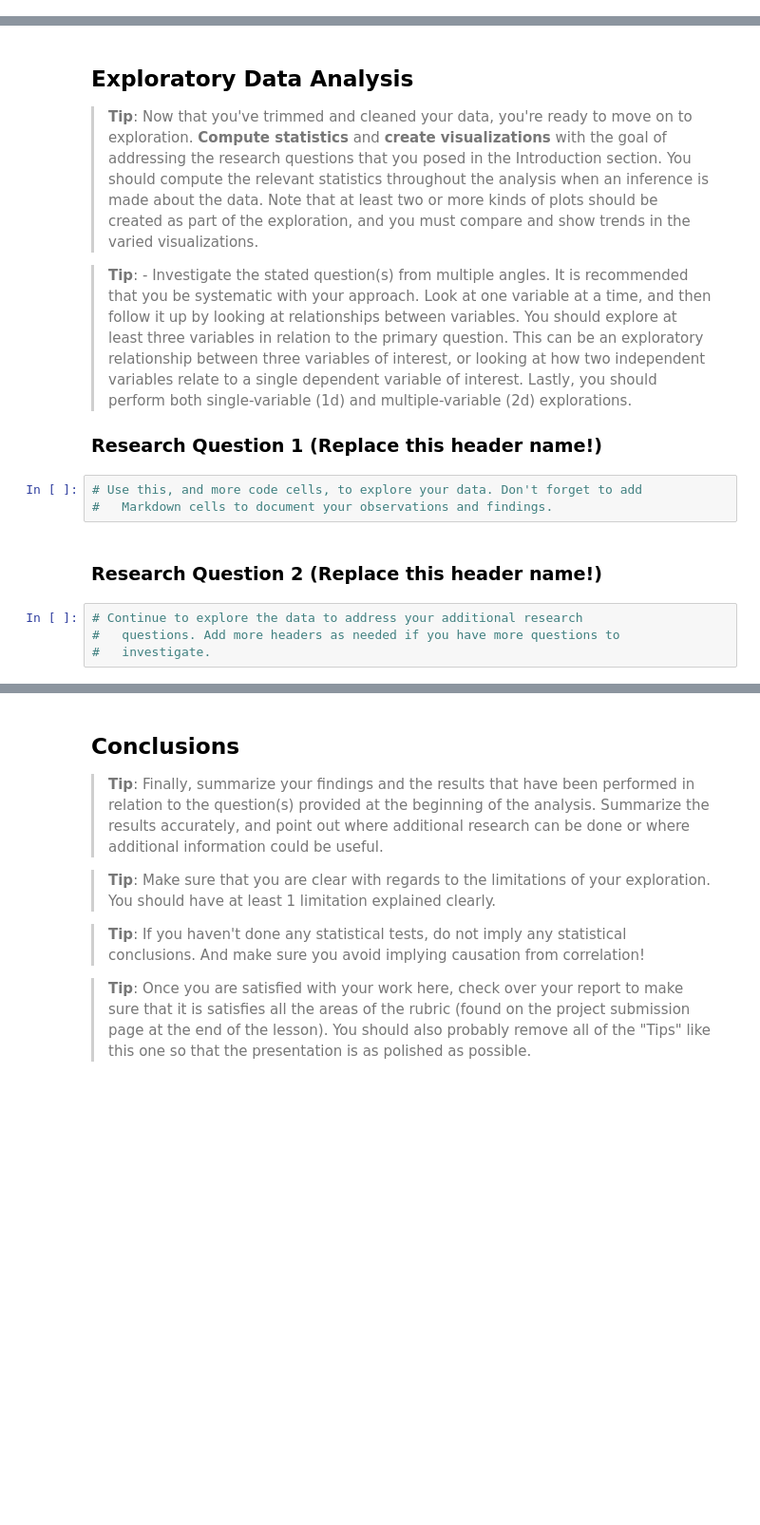
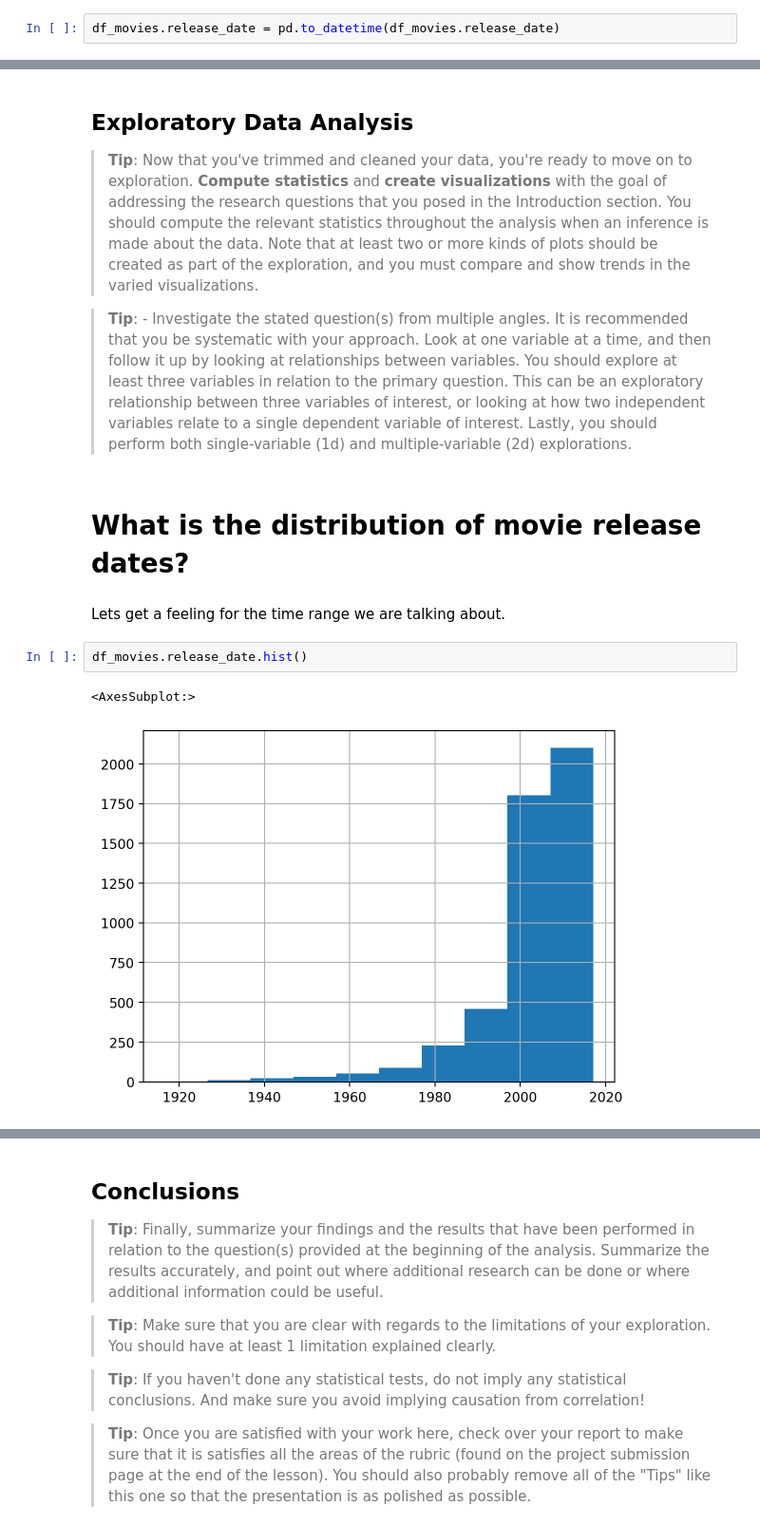
Before and after one commit to josuablejeru/project_1_tmdb, a Jupyter notebook: Investigate_a_Dataset.ipynb, the cells around one changed output, grey strips where cells are left out. Shown at 95% size. Drawn from its saved outputs; the diff is of its cells as text; blank space fills up the shorter version.

```diff
--- a/Investigate_a_Dataset.ipynb
+++ b/Investigate_a_Dataset.ipynb
@@ -42,0 +94,2 @@
+# %%
+df_movies.release_date = pd.to_datetime(df_movies.release_date)
@@ -49,15 +122,12 @@
 
 
 > **Tip**: - Investigate the stated question(s) from multiple angles. It is recommended that you be systematic with your approach. Look at one variable at a time, and then follow it up by looking at relationships between variables. You should explore at least three variables in relation to the primary question. This can be an exploratory relationship between three variables of interest, or looking at how two independent variables relate to a single dependent variable of interest. Lastly, you  should perform both single-variable (1d) and multiple-variable (2d) explorations.
-
-
-### Research Question 1 (Replace this header name!)
-# %%
-# Use this, and more code cells, to explore your data. Don't forget to add
-#   Markdown cells to document your observations and findings.
-# %% [markdown]
-### Research Question 2  (Replace this header name!)
-# %%
-# Continue to explore the data to address your additional research
-#   questions. Add more headers as needed if you have more questions to
-#   investigate.
+# %% [markdown]
+# What is the distribution of movie release dates?
+# %% [markdown]
+Lets get a feeling for the time range we are talking about.
+# %%
+df_movies.release_date.hist()
+# %% [output]
+<AxesSubplot:>
+[figure, added]
```
Also changed, not shown: parts of 28 cells of this notebook, 2 other files.
